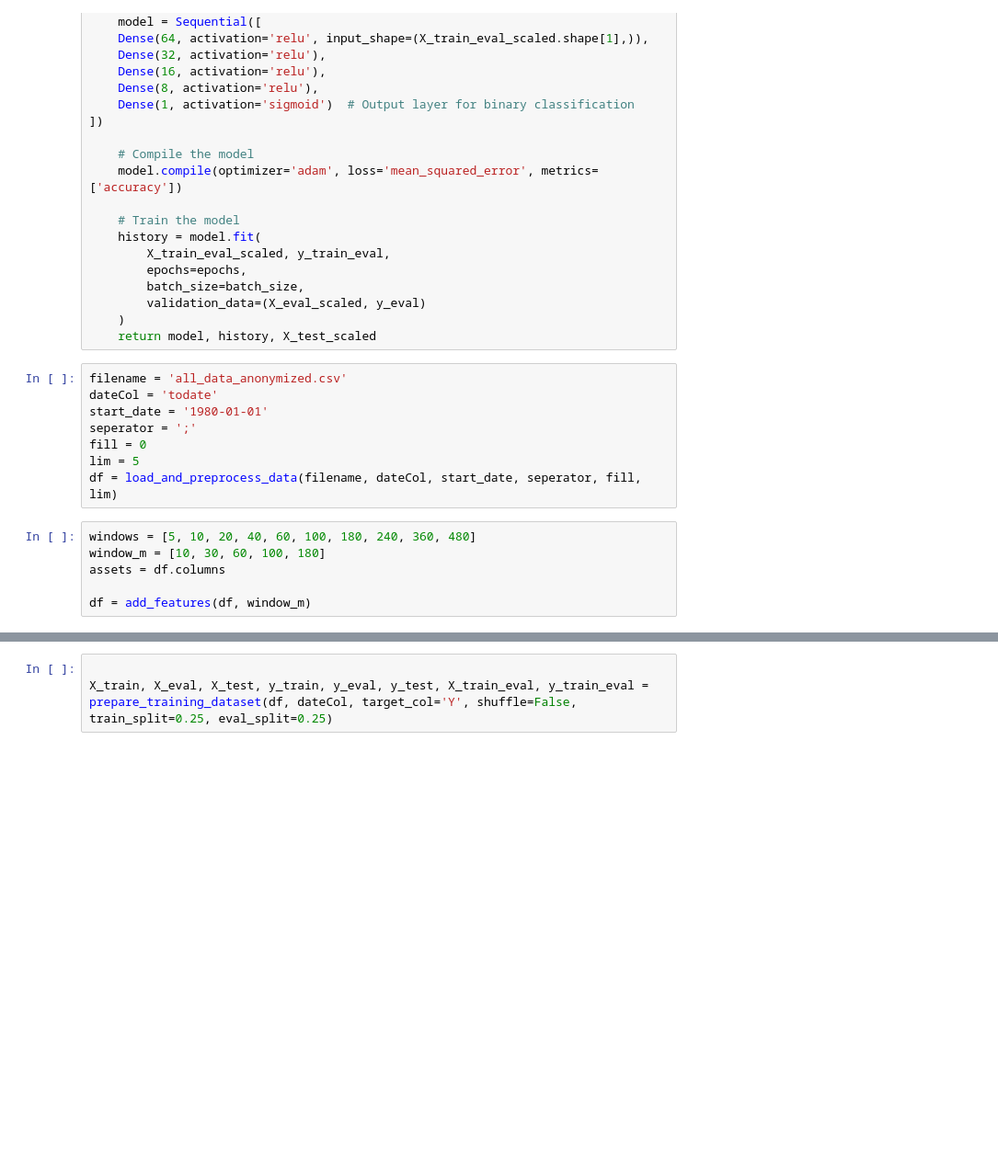
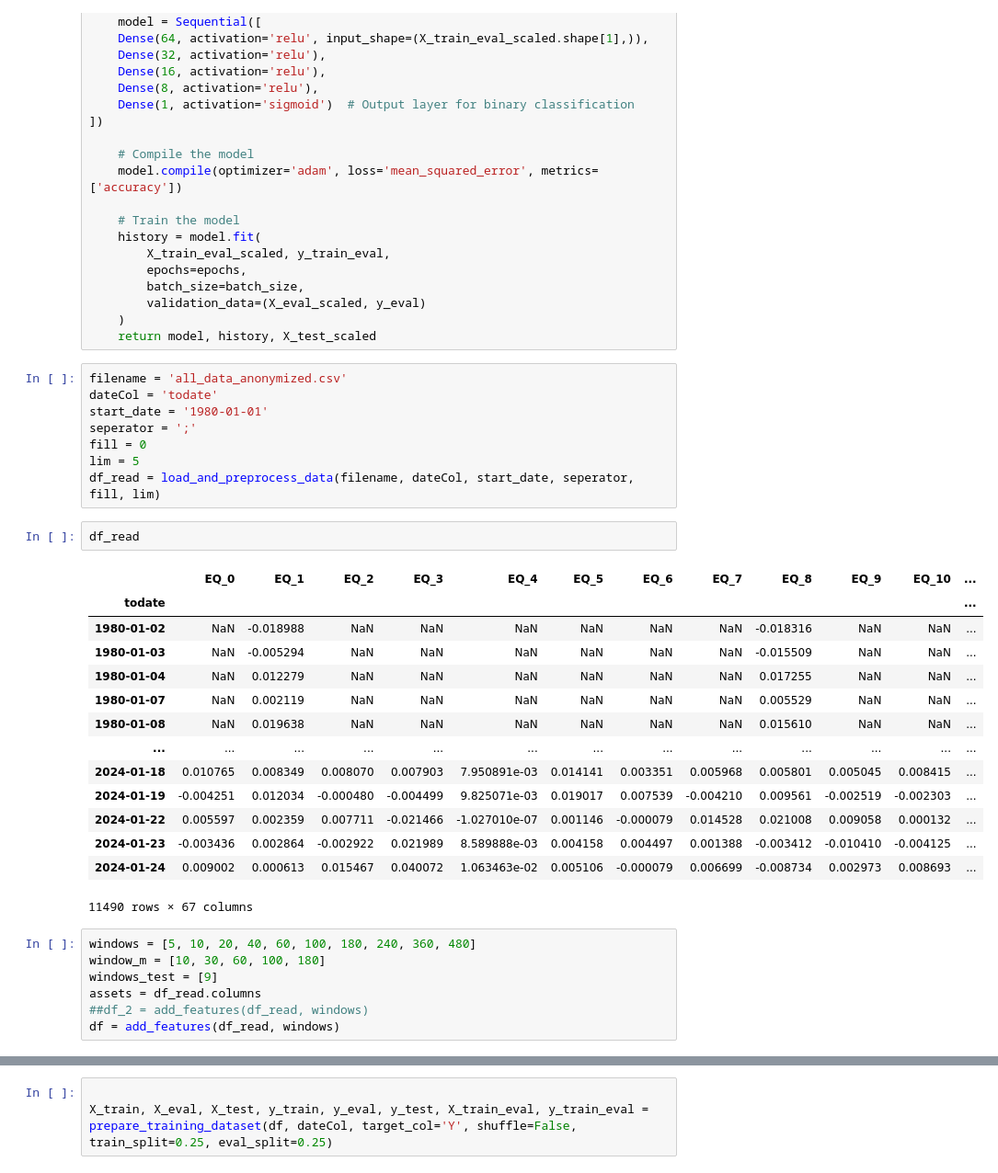
Before and after one commit to OscarAzrak/Master-thesis, a Jupyter notebook: Code_functions.ipynb, the cells around one changed output, grey strips where cells are left out. Shown at 92% size. Saved outputs shown, nothing was run; the diff lists cells and outputs as text; blank space fills up the shorter version.

```diff
--- a/Code_functions.ipynb
+++ b/Code_functions.ipynb
@@ -346,11 +363,29 @@ start_date = '1980-01-01'
 seperator = ';'
 fill = 0
 lim = 5
-df = load_and_preprocess_data(filename, dateCol, start_date, seperator, fill, lim)
+df_read = load_and_preprocess_data(filename, dateCol, start_date, seperator, fill, lim)
+# %%
+df_read
+# %% [output]
+|  | EQ_0 | EQ_1 | EQ_2 | EQ_3 | EQ_4 | EQ_5 | EQ_6 | EQ_7 | EQ_8 | EQ_9 | EQ_10 | ... |
+| todate |  |  |  |  |  |  |  |  |  |  |  | ... |
+| 1980-01-02 | NaN | -0.018988 | NaN | NaN | NaN | NaN | NaN | NaN | -0.018316 | NaN | NaN | ... |
+| 1980-01-03 | NaN | -0.005294 | NaN | NaN | NaN | NaN | NaN | NaN | -0.015509 | NaN | NaN | ... |
+| 1980-01-04 | NaN | 0.012279 | NaN | NaN | NaN | NaN | NaN | NaN | 0.017255 | NaN | NaN | ... |
+| 1980-01-07 | NaN | 0.002119 | NaN | NaN | NaN | NaN | NaN | NaN | 0.005529 | NaN | NaN | ... |
+| 1980-01-08 | NaN | 0.019638 | NaN | NaN | NaN | NaN | NaN | NaN | 0.015610 | NaN | NaN | ... |
+| ... | ... | ... | ... | ... | ... | ... | ... | ... | ... | ... | ... | ... |
+| 2024-01-18 | 0.010765 | 0.008349 | 0.008070 | 0.007903 | 7.950891e-03 | 0.014141 | 0.003351 | 0.005968 | 0.005801 | 0.005045 | 0.008415 | ... |
+| 2024-01-19 | -0.004251 | 0.012034 | -0.000480 | -0.004499 | 9.825071e-03 | 0.019017 | 0.007539 | -0.004210 | 0.009561 | -0.002519 | -0.002303 | ... |
+| 2024-01-22 | 0.005597 | 0.002359 | 0.007711 | -0.021466 | -1.027010e-07 | 0.001146 | -0.000079 | 0.014528 | 0.021008 | 0.009058 | 0.000132 | ... |
+| 2024-01-23 | -0.003436 | 0.002864 | -0.002922 | 0.021989 | 8.589888e-03 | 0.004158 | 0.004497 | 0.001388 | -0.003412 | -0.010410 | -0.004125 | ... |
+| 2024-01-24 | 0.009002 | 0.000613 | 0.015467 | 0.040072 | 1.063463e-02 | 0.005106 | -0.000079 | 0.006699 | -0.008734 | 0.002973 | 0.008693 | ... |
+11490 rows × 67 columns
 # %%
 windows = [5, 10, 20, 40, 60, 100, 180, 240, 360, 480]
 window_m = [10, 30, 60, 100, 180]
-assets = df.columns
-
-df = add_features(df, window_m)
+windows_test = [9]
+assets = df_read.columns
+##df_2 = add_features(df_read, windows)
+df = add_features(df_read, windows)
 # %%
```
Also changed, not shown: parts of 6 cells of this notebook.
